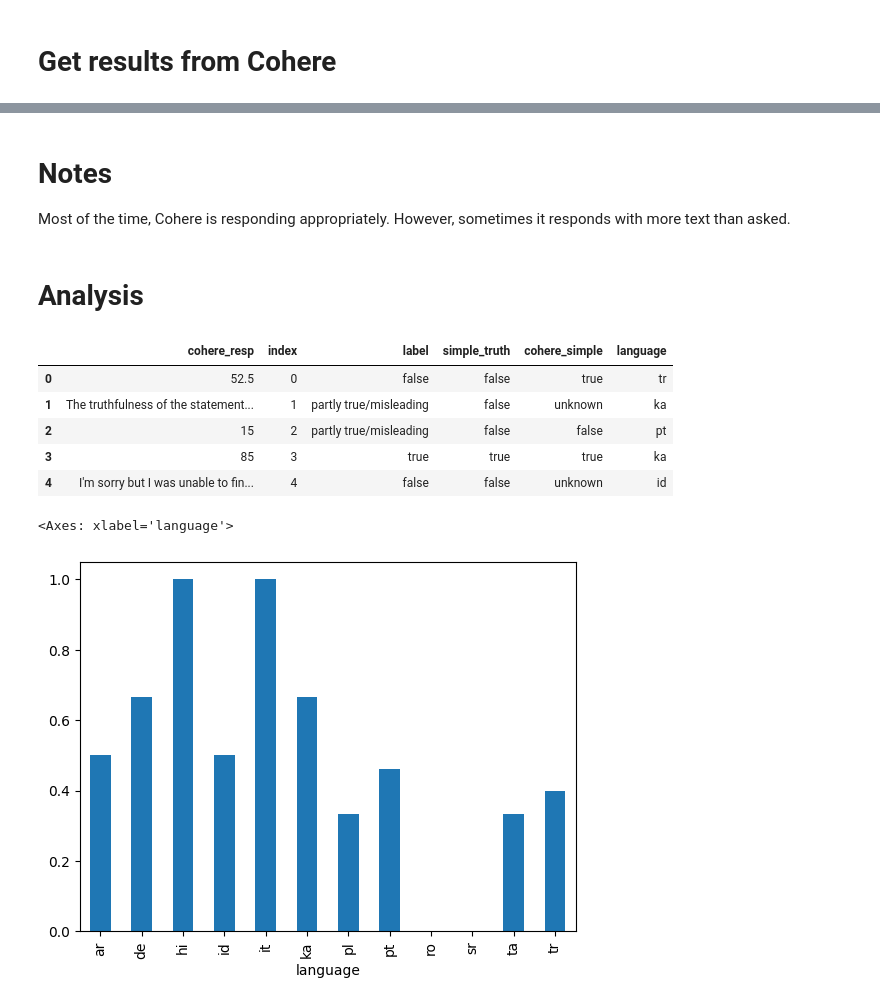
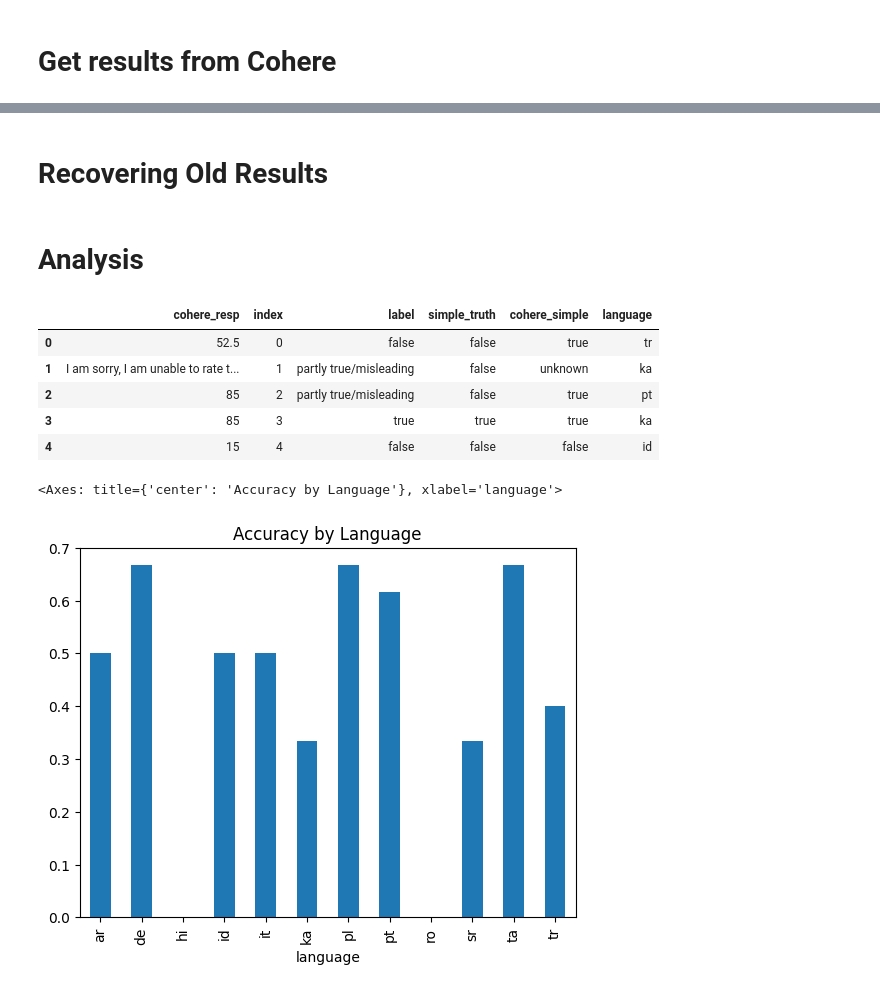
Before and after one commit to TheFloatingString/llm-misinfo-eval, a Jupyter notebook: notebooks/cohere_eval.ipynb, the cells around one changed output, grey strips where cells are left out. Drawn from its saved outputs; the diff is of its cells as text; code cells hidden in the pictures.

```diff
--- a/notebooks/cohere_eval.ipynb
+++ b/notebooks/cohere_eval.ipynb
@@ -83,7 +83,7 @@ Zero-Shot Response: 25
-# %% [markdown]
-# Notes
-
-Most of the time, Cohere is responding appropriately. However, sometimes it responds with more text than asked.
+# %% [markdown]
+# Recovering Old Results
+# %%
+df_results0 = pd.read_csv(r"cohere_results", delimiter=",", on_bad_lines="skip")
 # %% [markdown]
 # Analysis
 # %%
@@ -125,29 +125,29 @@ df_results0.head()
 # %% [output]
 |  | cohere_resp | index | label | simple_truth | cohere_simple | language |
 | 0 | 52.5 | 0 | false | false | true | tr |
-| 1 | The truthfulness of the statement... | 1 | partly true/misleading | false | unknown | ka |
-| 2 | 15 | 2 | partly true/misleading | false | false | pt |
+| 1 | I am sorry, I am unable to rate t... | 1 | partly true/misleading | false | unknown | ka |
+| 2 | 85 | 2 | partly true/misleading | false | true | pt |
 | 3 | 85 | 3 | true | true | true | ka |
-| 4 | I'm sorry but I was unable to fin... | 4 | false | false | unknown | id |
+| 4 | 15 | 4 | false | false | false | id |
 # %%
 import numpy as np
 import matplotlib.pyplot as plt
 
 #check if cohere results match, by language
 
 #make a new column for whether cohere matches by language
 def match_tv(row):
     if row['simple_truth'] == row['cohere_simple']:
         return 1
     else:
         return 0
 
 df_results0['match'] = df_results0.apply(match_tv, axis=1)
 
 #1 means everything was right, 0 means everything was wrong (since a 1 was added for a match, a 0 was added otherwise)
 df_simple = df_results0.groupby("language")["match"].agg(np.mean)
 
-df_simple.plot.bar("match")
+df_simple.plot.bar("match", title="Accuracy by Language")
 # %% [output]
-<Axes: xlabel='language'>
+<Axes: title={'center': 'Accuracy by Language'}, xlabel='language'>
-[figure, old version]
+[figure, new version]
```
Also changed, not shown: parts of 8 cells of this notebook, 1 other file.
